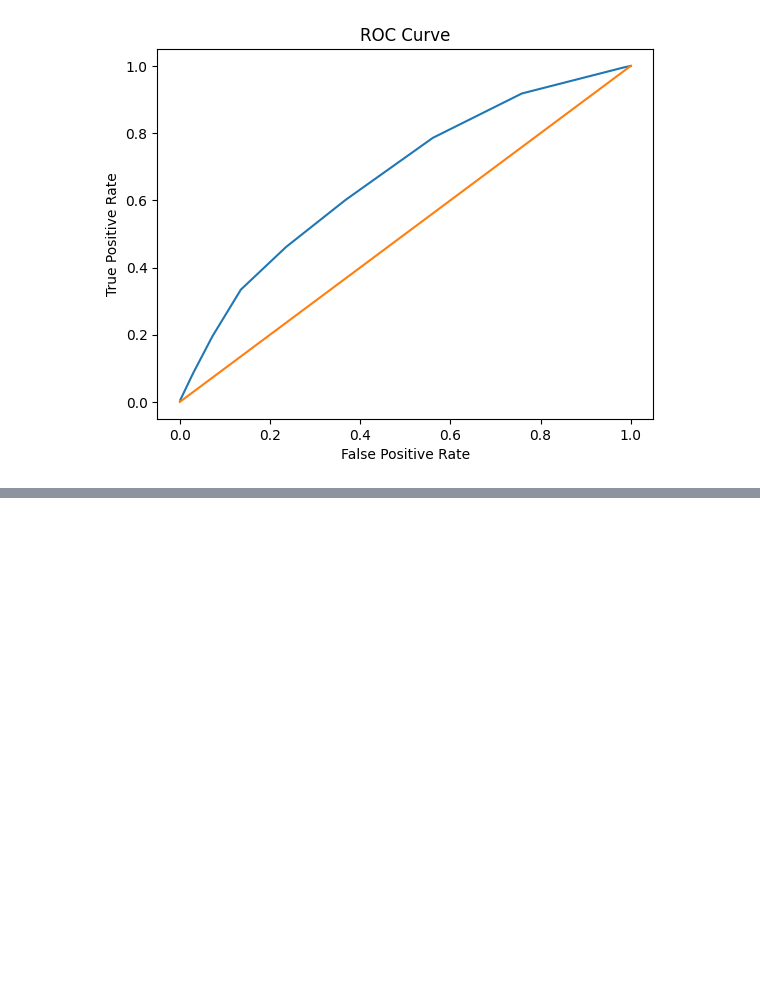
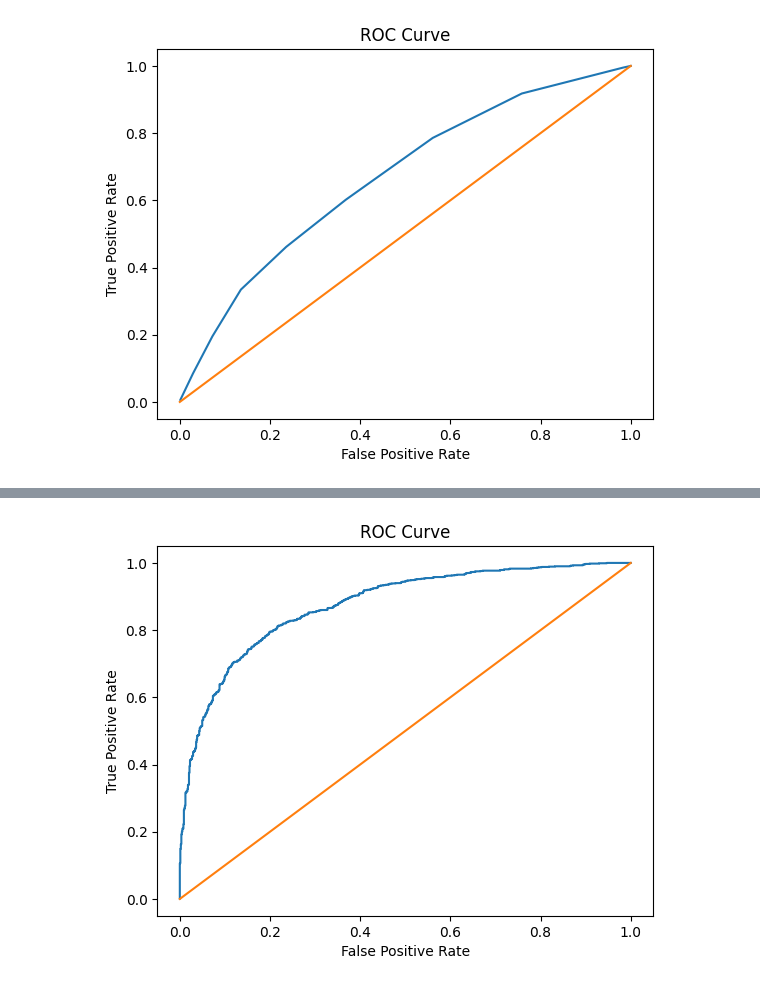
Before and after one commit to dianajohnson49/CS-7830, a Jupyter notebook: logistic_regression/assignment2-Johnson.ipynb, the cells around one changed output, grey strips where cells are left out. Drawn from its saved outputs; the diff is of its cells as text; code cells hidden in the pictures; blank space fills up the shorter version.

Commit message:
forward selection started

```diff
--- a/logistic_regression/assignment2-Johnson.ipynb
+++ b/logistic_regression/assignment2-Johnson.ipynb
@@ -285,7 +285,7 @@ probs_4a = 1 / (1 + np.exp(-z_4a))
 
 # convert probabilities to binary predictions
 y_pred_4a = []
-for prob in probs:
+for prob in probs_4a:
     if prob < 0.5:
         y_pred_4a.append(0)
     else:
@@ -293,9 +293,102 @@ for prob in probs:
 
 # evaluate performance
 TP_4a, FP_4a, FN_4a, TN_4a = metric_summary(y_values, y_pred_4a)
+roc_calc(y_values, y_pred_4a, probs_4a)
 
 # Part B
 # forward selection
+forward_features = features_4a.copy()
+
+# list to store features to keep in model
+selected_features = []
+
+# track the best accuracy
+best_accuracy = 0
+
+# loop adding one feature at a time
+for _ in range(len(features_4a)):
+    best_feature = None
+
+    # try each remaining feature that has not been selected yet
+    for feature in forward_features:
+        # create temporary set
+        test_features = selected_features + [feature]
+
+        # get data for new test set of features
+        X_test = data[test_features].values
+
+        # train logistic regression model on temporary features
+        theta_test = logistic_regression(X_test, y_values, alpha=0.6, iterations=200)
+
+        # Add bias term
+        bias = np.ones((len(X_test), 1))
+        X_trial_bias = np.concatenate((bias, X_test), axis=1)
+
+        # calculate probabilities
+        z_test = np.dot(X_trial_bias, theta_test)
+        probs_test = 1 / (1 + np.exp(-z_test))
+
+        # convert probs to binary predictions
+        y_pred_test = []
+        for p in probs_test:
+            if p >= 0.5:
+                y_pred_test.append(1)
+            else:
+                y_pred_test.append(0)
+
+        # Compute confusion matrix values
+        TP = TN = FP = FN = 0
+        for true, pred in zip(y_values, y_pred_test):
+            if true == 1 and pred == 1:
+                TP += 1
+            elif true == 0 and pred == 0:
+                TN += 1
+            elif true == 0 and pred == 1:
+                FP += 1
+            else:
+                FN += 1
+
+        # calculate accuracy
+        accuracy = (TP + TN) / len(y_values)
+
+        if accuracy > best_accuracy:
+            best_accuracy = accuracy
+            best_feature = feature
+
+    # after testing remaining features, permanently add one that improved accuracy
+    if best_feature != None:
+        selected_features.append(best_feature)
+        forward_features.remove(best_feature)
+    else:
+        break
+
+print("Selected features:", selected_features)
+print("Best accuracy:", best_accuracy)
+
+# Use metrics to compare 4b to 4a
+X_selected = data[selected_features].values
+
+# perform logistic regression on the selected features
+theta_selected = logistic_regression(X_selected, y_values, alpha=0.6, iterations=200)
+
+# add bias term
+bias = np.ones((len(X_selected), 1))
+X_selected_bias = np.concatenate((bias, X_selected), axis=1)
+
+# calculate probabilities
+z_selected = np.dot(X_selected_bias, theta_selected)
+probs_selected = 1 / (1 + np.exp(-z_selected))
+
+# convert probabilities to binary predictions
+y_pred_selected = []
+for p in probs_selected:
+    if p >= 0.5:
+        y_pred_selected.append(1)
+    else:
+        y_pred_selected.append(0)
+
+TP, FP, FN, TN = metric_summary(y_values, y_pred_selected)
+roc_calc(y_values, y_pred_selected, probs_selected)
 # %% [output]
 Theta values: [ 0.2743893  -0.94335544 -0.64919571 -0.48734122 -0.14495055 -0.05596114
  -0.01840331 -0.31130526  0.84292658 -0.34519574  0.66583897]
@@ -316,0 +411 @@ FN: 398, TN: 560
+[figure, added]
```
Also changed, not shown: parts of 2 cells of this notebook.
